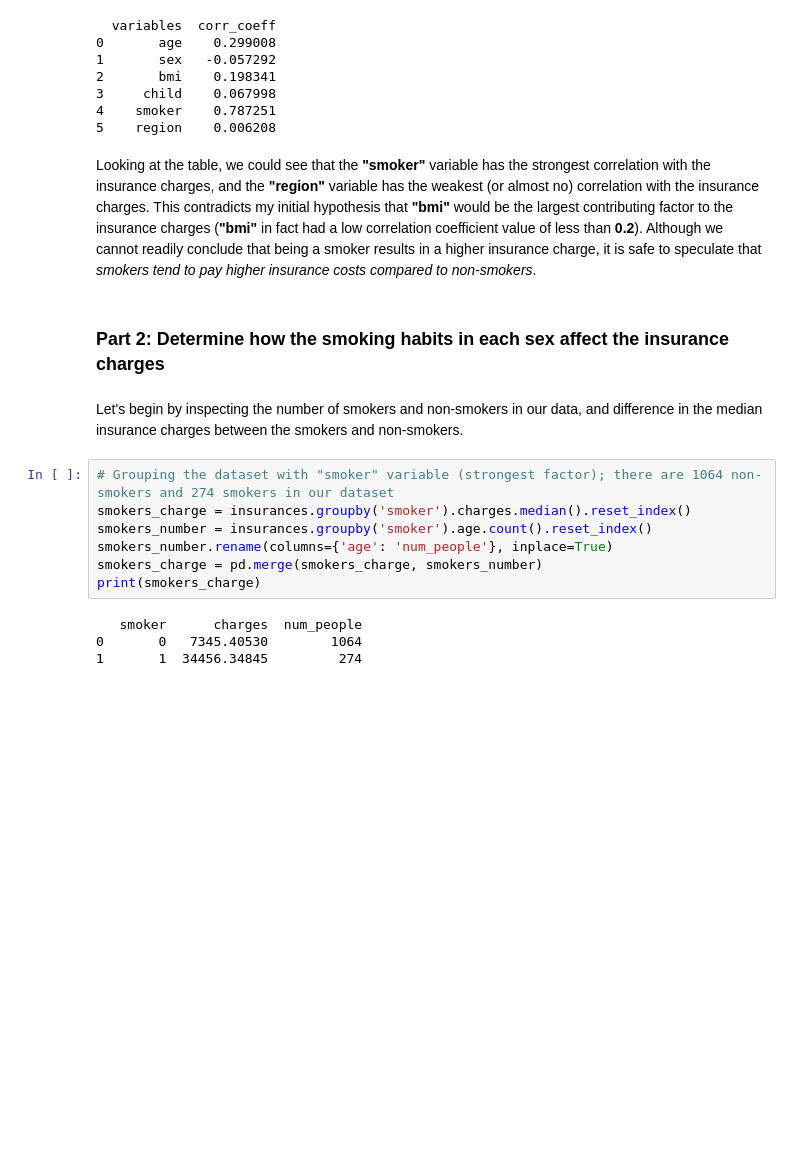
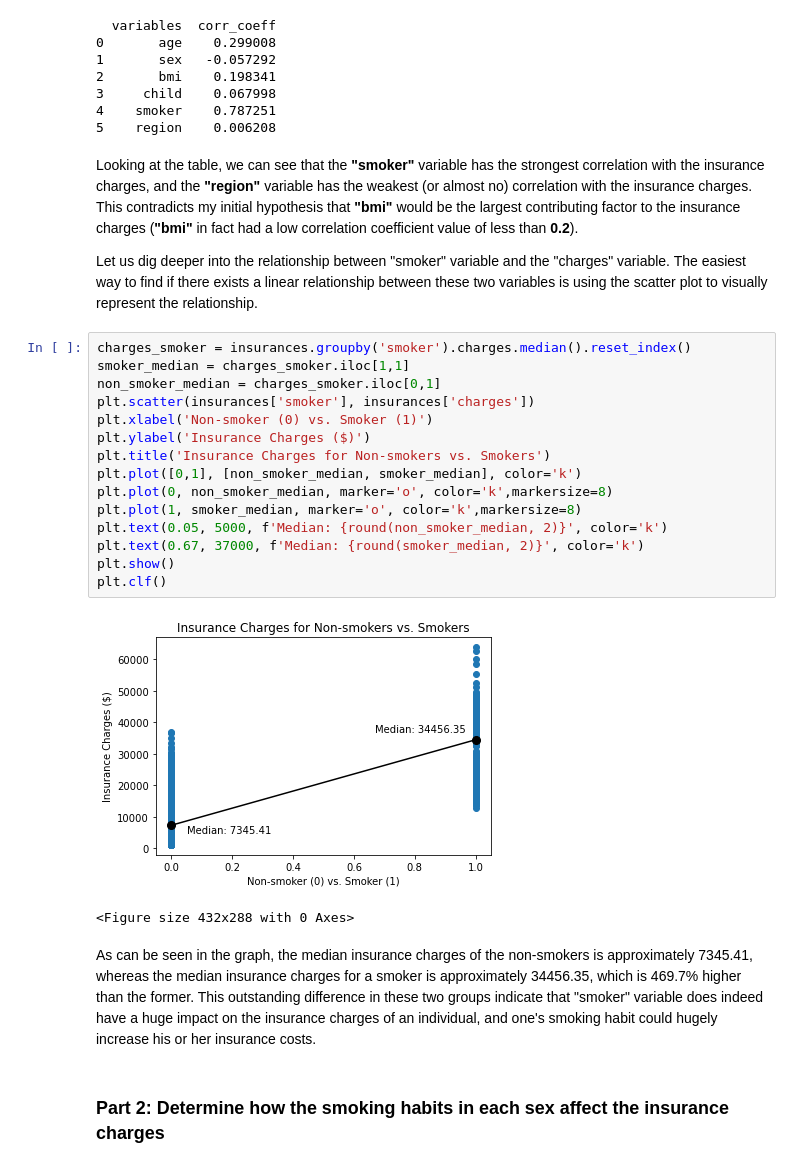
Before and after one commit to hyunjun0228/D.S.-Project-1-Insurance-Costs-of-U.S.-Adults, a Jupyter notebook: insurance_costs_analysis.ipynb, the cells around one changed output. Drawn from its saved outputs; the diff is of its cells as text; blank space fills up the shorter version.

```diff
--- a/insurance_costs_analysis.ipynb
+++ b/insurance_costs_analysis.ipynb
@@ -67,20 +67,29 @@ print(charges_corr_df)
 4    smoker    0.787251
 5    region    0.006208
 # %% [markdown]
-Looking at the table, we could see that the <b>"smoker"</b> variable has the strongest correlation with the insurance charges, and the <b>"region"</b> variable has the weakest (or almost no) correlation with the insurance charges. This contradicts my initial hypothesis that <b>"bmi"</b> would be the largest contributing factor to the insurance charges (<b>"bmi"</b> in fact had a low correlation coefficient value of less than <b>0.2</b>). Although we cannot readily conclude that being a smoker results in a higher insurance charge, it is safe to speculate that <i>smokers tend to pay higher insurance costs compared to non-smokers</i>.
+Looking at the table, we can see that the <b>"smoker"</b> variable has the strongest correlation with the insurance charges, and the <b>"region"</b> variable has the weakest (or almost no) correlation with the insurance charges. This contradicts my initial hypothesis that <b>"bmi"</b> would be the largest contributing factor to the insurance charges (<b>"bmi"</b> in fact had a low correlation coefficient value of less than <b>0.2</b>).
+
+Let us dig deeper into the relationship between "smoker" variable and the "charges" variable. The easiest way to find if there exists a linear relationship between these two variables is using the scatter plot to visually represent the relationship.
+# %%
+charges_smoker = insurances.groupby('smoker').charges.median().reset_index()
+smoker_median = charges_smoker.iloc[1,1]
+non_smoker_median = charges_smoker.iloc[0,1]
+plt.scatter(insurances['smoker'], insurances['charges'])
+plt.xlabel('Non-smoker (0) vs. Smoker (1)')
+plt.ylabel('Insurance Charges ($)')
+plt.title('Insurance Charges for Non-smokers vs. Smokers')
+plt.plot([0,1], [non_smoker_median, smoker_median], color='k')
+plt.plot(0, non_smoker_median, marker='o', color='k',markersize=8)
+plt.plot(1, smoker_median, marker='o', color='k',markersize=8)
+plt.text(0.05, 5000, f'Median: {round(non_smoker_median, 2)}', color='k')
+plt.text(0.67, 37000, f'Median: {round(smoker_median, 2)}', color='k')
+plt.show()
+plt.clf()
+# %% [output]
+[figure, added]
+<Figure size 432x288 with 0 Axes>
+# %% [markdown]
+As can be seen in the graph, the median insurance charges of the non-smokers is approximately 7345.41, whereas the median insurance charges for a smoker is approximately 34456.35, which is 469.7% higher than the former. This outstanding difference in these two groups indicate that "smoker" variable does indeed have a huge impact on the insurance charges of an individual, and one's smoking habit could hugely increase his or her insurance costs.
 # %% [markdown]
 <h3> Part 2: Determine how the smoking habits in each sex affect the insurance charges </h3>
-# %% [markdown]
-Let's begin by inspecting the number of smokers and non-smokers in our data, and difference in the median insurance charges between the smokers and non-smokers.
-# %%
-# Grouping the dataset with "smoker" variable (strongest factor); there are 1064 non-smokers and 274 smokers in our dataset
-smokers_charge = insurances.groupby('smoker').charges.median().reset_index()
-smokers_number = insurances.groupby('smoker').age.count().reset_index()
-smokers_number.rename(columns={'age': 'num_people'}, inplace=True)
-smokers_charge = pd.merge(smokers_charge, smokers_number)
-print(smokers_charge)
-# %% [output]
-   smoker      charges  num_people
-0       0   7345.40530        1064
-1       1  34456.34845         274
 # %% [markdown]
```
Also changed, not shown: parts of 11 cells of this notebook.
